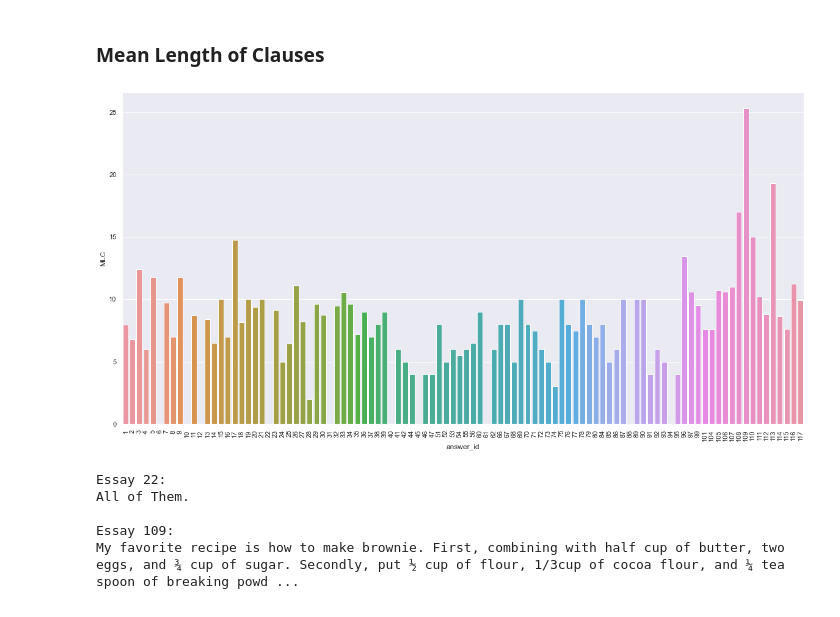
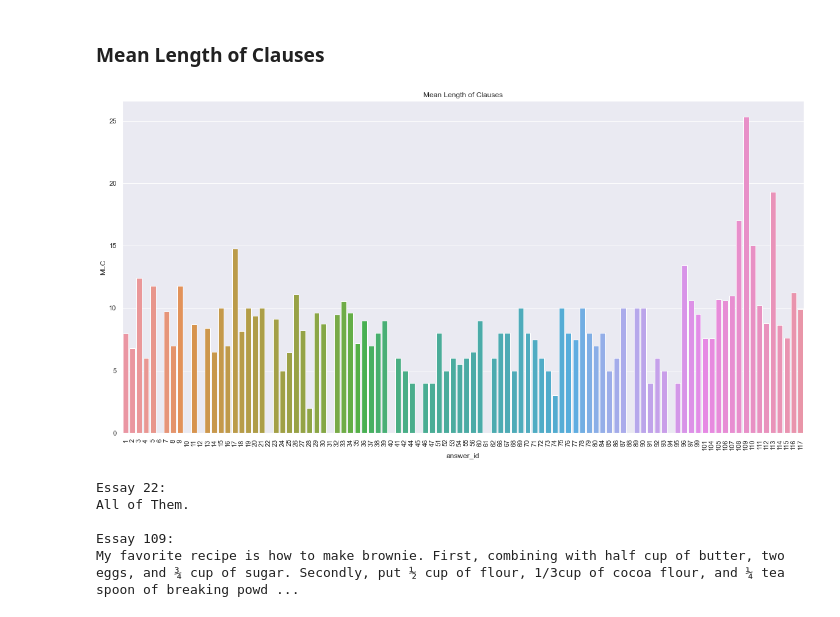
Before and after one commit to Data-Science-for-Linguists-2022/esl-syntactic-analysis, a Jupyter notebook: taassc-prep.ipynb, the cells around one changed output. Saved outputs shown, nothing was run; the diff lists cells and outputs as text; code cells hidden in the pictures.

```diff
--- a/taassc-prep.ipynb
+++ b/taassc-prep.ipynb
@@ -277,14 +277,14 @@ Like mean T-unit length, it seems that the first essay has no complete sentences
 # %%
 clause_mean_len = sns.barplot(
     data = taassc_measures,
     x="answer_id",
     y="MLC"
 )
-clause_per_t_unit.set(title="Mean Length of Clauses")
+clause_mean_len.set(title="Mean Length of Clauses")
 plt.xticks(rotation=90)
 plt.show()
 # %% [output]
-[figure, old version]
+[figure, new version]
 # %%
 # Essay with MLC of 0
 mlc_0 = taassc_measures[taassc_measures["MLC"] == 0]["answer_id"].values[0]
```
Also changed, not shown: 7 other files.
